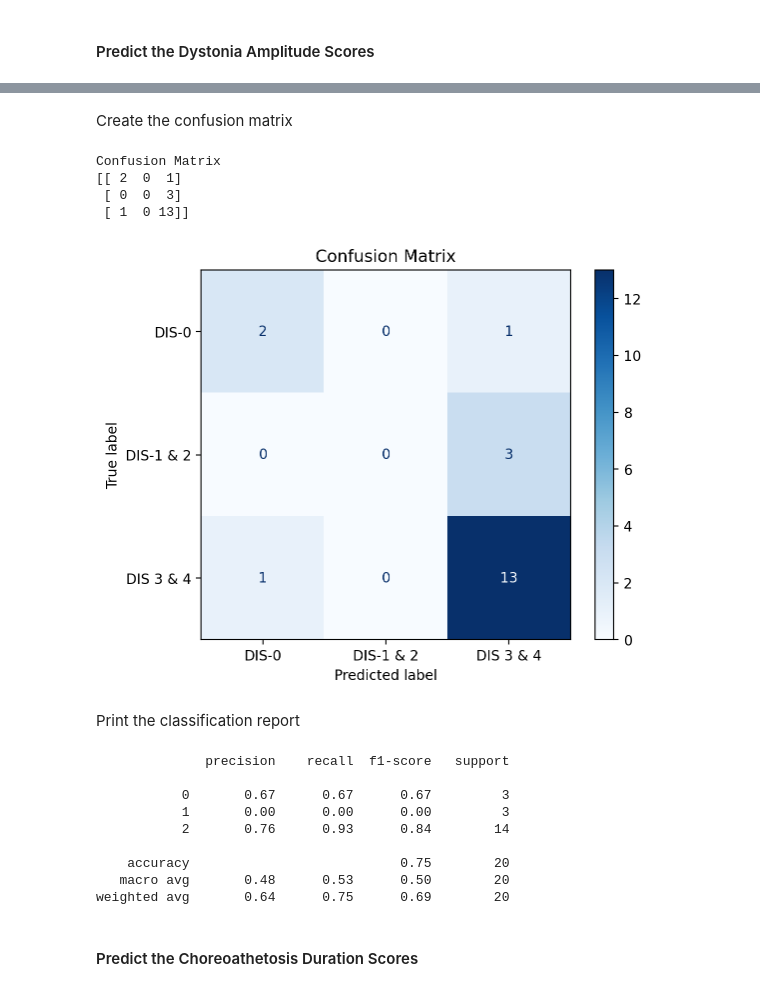
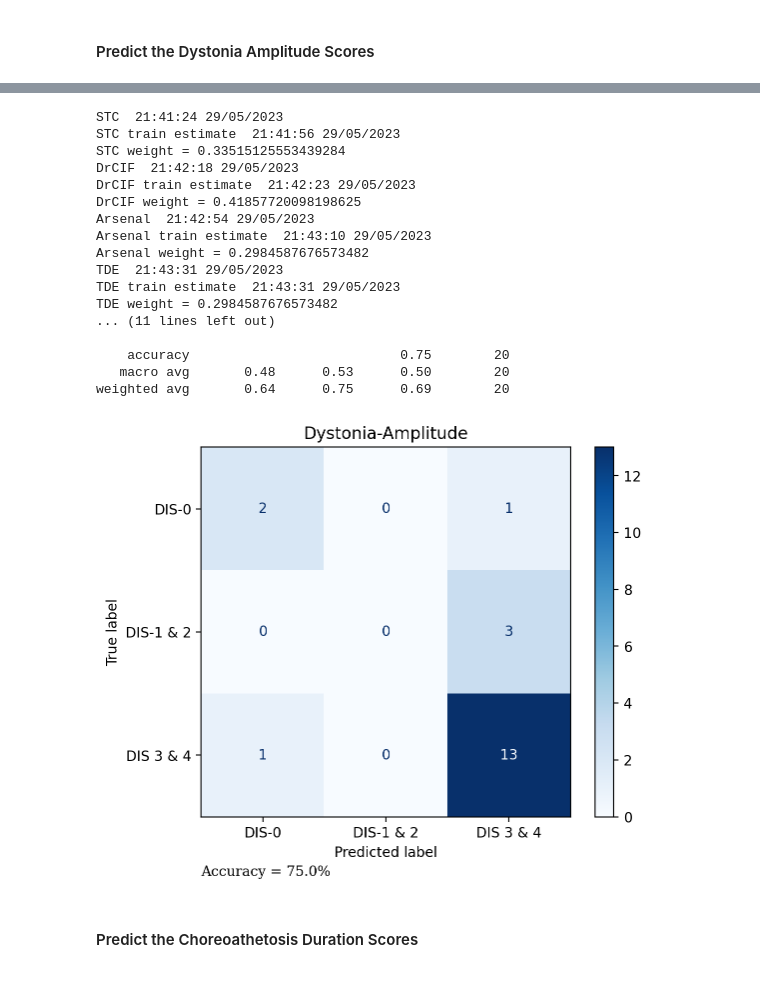
Before and after one commit to zachary-roth/AVI-DYS, a Jupyter notebook: time-series-classification.ipynb, the cells around one changed output, grey strips where cells are left out. Drawn from its saved outputs; the diff is of its cells as text; code cells hidden in the pictures.

```diff
--- a/time-series-classification.ipynb
+++ b/time-series-classification.ipynb
@@ -236,36 +227,23 @@ TDE weight = 0.2984587676573482
-# %% [markdown]
-Create the confusion matrix
-# %%
-disp = ConfusionMatrixDisplay.from_predictions(
-    y_test,
-    y_pred,
-    display_labels=class_names,
-    cmap=plt.cm.Blues,
-    normalize=None,
-)
-disp.ax_.set_title('Confusion Matrix')
-
-print('Confusion Matrix')
-print(disp.confusion_matrix)
-# %% [output]
-Confusion Matrix
-[[ 2  0  1]
- [ 0  0  3]
- [ 1  0 13]]
-[figure, removed]
-# %% [markdown]
-Print the classification report
-# %%
-print(classification_report(y_test, y_pred))
-# %% [output]
-              precision    recall  f1-score   support
-
-           0       0.67      0.67      0.67         3
-           1       0.00      0.00      0.00         3
-           2       0.76      0.93      0.84        14
-
-    accuracy                           0.75        20
-   macro avg       0.48      0.53      0.50        20
-weighted avg       0.64      0.75      0.69        20
+# %%
+predict_DIS('Dystonia-Amplitude',X,Y,class_names,save_path)
+# %% [output]
+STC  21:41:24 29/05/2023
+STC train estimate  21:41:56 29/05/2023
+STC weight = 0.33515125553439284
+DrCIF  21:42:18 29/05/2023
+DrCIF train estimate  21:42:23 29/05/2023
+DrCIF weight = 0.41857720098198625
+Arsenal  21:42:54 29/05/2023
+Arsenal train estimate  21:43:10 29/05/2023
+Arsenal weight = 0.2984587676573482
+TDE  21:43:31 29/05/2023
+TDE train estimate  21:43:31 29/05/2023
+TDE weight = 0.2984587676573482
+... (11 lines left out)
+
+    accuracy                           0.75        20
+   macro avg       0.48      0.53      0.50        20
+weighted avg       0.64      0.75      0.69        20
+[figure, added]
 # %% [markdown]
 #### Predict the Choreoathetosis Duration Scores
```
Also changed, not shown: parts of 25 cells of this notebook.
